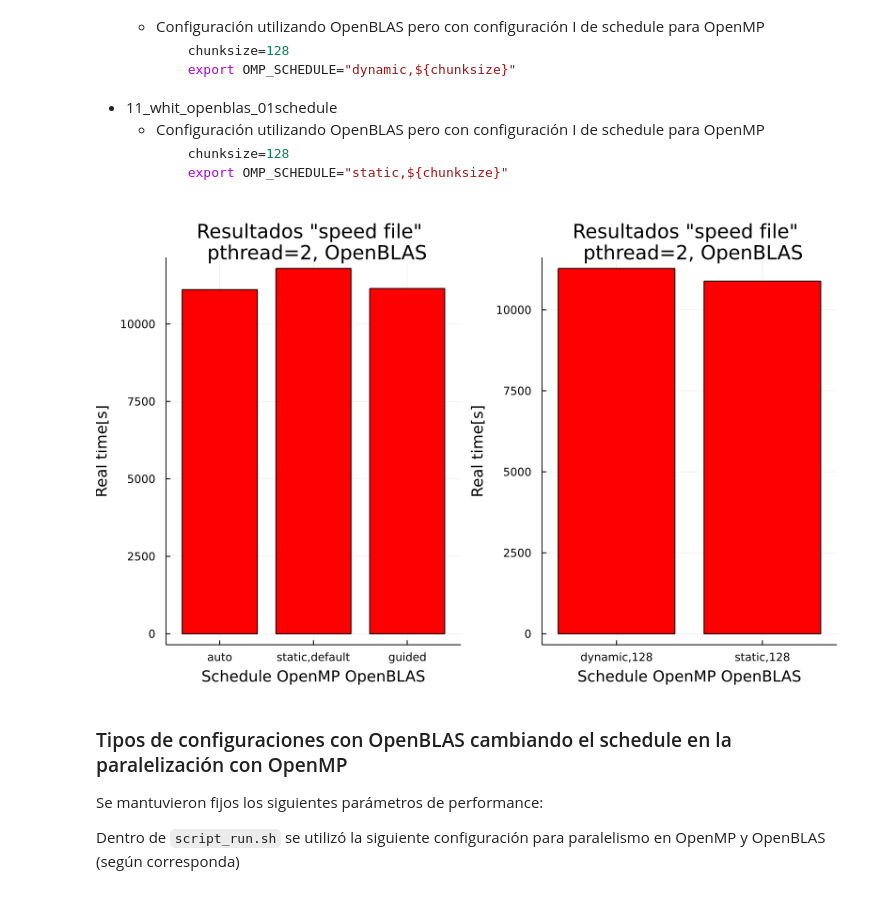
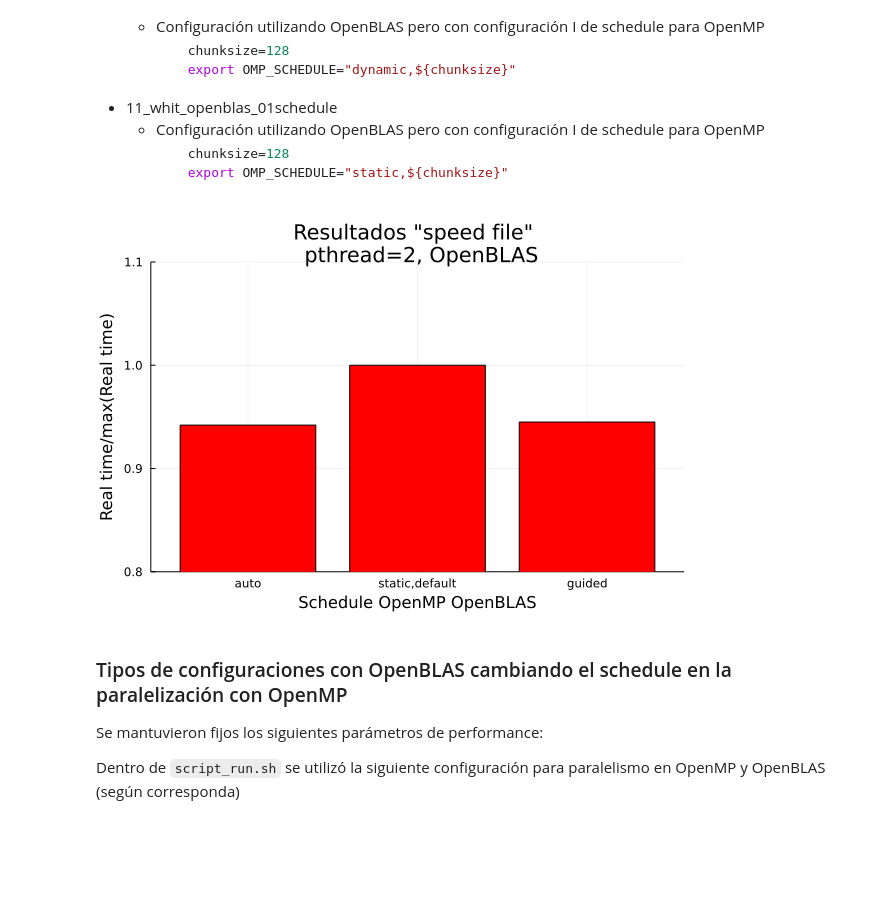
Before and after one commit to mendzmartin/mctdh_cp2021, a Jupyter notebook: double_quantum_dot_model/qdot_02/energies_vs_lambda/study_of_performance_03/running_comparison_performance/README.ipynb, the cells around one changed output. Saved outputs shown, nothing was run; the diff lists cells and outputs as text; code cells hidden in the pictures; blank space fills up the shorter version.

```diff
--- a/double_quantum_dot_model/qdot_02/energies_vs_lambda/study_of_performance_03/running_comparison_performance/README.ipynb
+++ b/double_quantum_dot_model/qdot_02/energies_vs_lambda/study_of_performance_03/running_comparison_performance/README.ipynb
@@ -206,17 +221,18 @@ Dentro de `input_file.inp` se utilizó la siguiente configuración para paraleli
 # %%
 conf = ["auto","static,default","guided"] # [06folder,08folder,09folder]
 time = [11109,11792,11144]
-plt1 = plot(conf,time,seriestype =:bar,color="red",label="")
-plot1 = plot!(plt1,title="Resultados \"speed file\" \n pthread=2, OpenBLAS",xlabel="Schedule OpenMP OpenBLAS",ylabel="Real time[s]")
+plt1 = plot(conf,time/maximum(time),seriestype =:bar,color="red",label="",ylims=(0.8,1.1))
+plot1 = plot!(plt1,title="Resultados \"speed file\" \n pthread=2, OpenBLAS",xlabel="Schedule OpenMP OpenBLAS",ylabel="Real time/max(Real time)")
 
-conf = ["dynamic,128","static,128"] # [10folder,11folder]
-time = [11279,10888]
-plt2 = plot(conf,time,seriestype =:bar,color="red",label="")
-plot2 = plot!(plt2,title="Resultados \"speed file\" \n pthread=2, OpenBLAS",xlabel="Schedule OpenMP OpenBLAS",ylabel="Real time[s]")
+# conf = ["dynamic,128","static,128"] # [10folder,11folder]
+# time = [11279,10888]
+# plt2 = plot(conf,time/maximum(time),seriestype =:bar,color="red",label="",ylims=(0.8,1.1))
+# plot2 = plot!(plt2,title="Resultados \"speed file\" \n pthread=2, OpenBLAS",xlabel="Schedule OpenMP OpenBLAS",ylabel="Real time/max(Real time)")
 
-plot(plot1,plot2,layout=2,size=(800,500))
+savefig(plot1,"./plots/RealTimevsScheduleOpenMPOpenBLAS.pdf");
+display(plot1);
 # %% [output]
-[figure, old version]
+[figure, new version]
 # %% [markdown]
 ### Tipos de configuraciones con OpenBLAS cambiando el schedule en la paralelización con OpenMP
 
```
Also changed, not shown: parts of 9 cells of this notebook, 18 other files.
